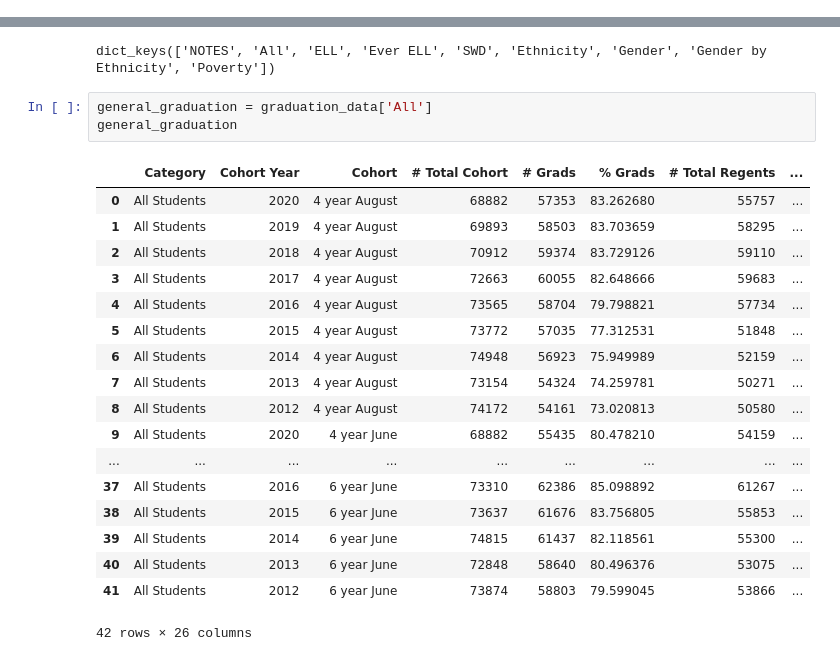
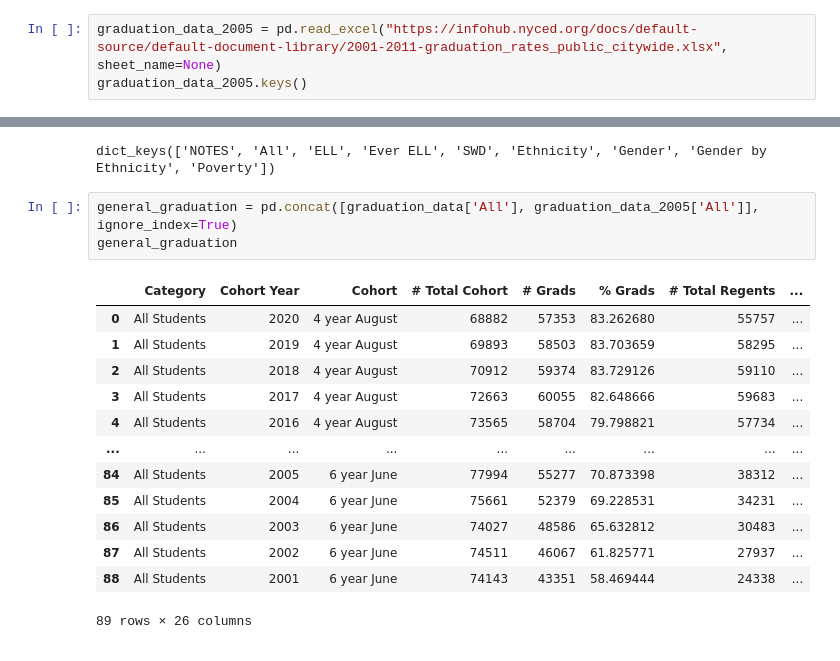
Before and after one commit to mwumigue/CISC-4900, a Jupyter notebook: CISC-4900.ipynb, the cells around one changed output, grey strips where cells are left out. Saved outputs shown, nothing was run; the diff lists cells and outputs as text.

Commit message:
Graduation Genral, Graduation Per Cohort, Predictions, Dropouts Analysis Done

```diff
--- a/CISC-4900.ipynb
+++ b/CISC-4900.ipynb
@@ -7,2 +21,5 @@ from matplotlib import pyplot as plt
 # %% [markdown]
 ## Graduation
+# %%
+graduation_data_2005 = pd.read_excel("https://infohub.nyced.org/docs/default-source/default-document-library/2001-2011-graduation_rates_public_citywide.xlsx", sheet_name=None)
+graduation_data_2005.keys()
@@ -12,24 +52,19 @@ graduation_data.keys()
 # %% [output]
 dict_keys(['NOTES', 'All', 'ELL', 'Ever ELL', 'SWD', 'Ethnicity', 'Gender', 'Gender by Ethnicity', 'Poverty'])
 # %%
-general_graduation = graduation_data['All']
+general_graduation = pd.concat([graduation_data['All'], graduation_data_2005['All']], ignore_index=True)
 general_graduation
 # %% [output]
 |  | Category | Cohort Year | Cohort | # Total Cohort | # Grads | % Grads | # Total Regents | ... |
 | 0 | All Students | 2020 | 4 year August | 68882 | 57353 | 83.262680 | 55757 | ... |
 | 1 | All Students | 2019 | 4 year August | 69893 | 58503 | 83.703659 | 58295 | ... |
 | 2 | All Students | 2018 | 4 year August | 70912 | 59374 | 83.729126 | 59110 | ... |
 | 3 | All Students | 2017 | 4 year August | 72663 | 60055 | 82.648666 | 59683 | ... |
 | 4 | All Students | 2016 | 4 year August | 73565 | 58704 | 79.798821 | 57734 | ... |
-| 5 | All Students | 2015 | 4 year August | 73772 | 57035 | 77.312531 | 51848 | ... |
-| 6 | All Students | 2014 | 4 year August | 74948 | 56923 | 75.949989 | 52159 | ... |
-| 7 | All Students | 2013 | 4 year August | 73154 | 54324 | 74.259781 | 50271 | ... |
-| 8 | All Students | 2012 | 4 year August | 74172 | 54161 | 73.020813 | 50580 | ... |
-| 9 | All Students | 2020 | 4 year June | 68882 | 55435 | 80.478210 | 54159 | ... |
 | ... | ... | ... | ... | ... | ... | ... | ... | ... |
-| 37 | All Students | 2016 | 6 year June | 73310 | 62386 | 85.098892 | 61267 | ... |
-| 38 | All Students | 2015 | 6 year June | 73637 | 61676 | 83.756805 | 55853 | ... |
-| 39 | All Students | 2014 | 6 year June | 74815 | 61437 | 82.118561 | 55300 | ... |
-| 40 | All Students | 2013 | 6 year June | 72848 | 58640 | 80.496376 | 53075 | ... |
-| 41 | All Students | 2012 | 6 year June | 73874 | 58803 | 79.599045 | 53866 | ... |
+| 84 | All Students | 2005 | 6 year June | 77994 | 55277 | 70.873398 | 38312 | ... |
+| 85 | All Students | 2004 | 6 year June | 75661 | 52379 | 69.228531 | 34231 | ... |
+| 86 | All Students | 2003 | 6 year June | 74027 | 48586 | 65.632812 | 30483 | ... |
+| 87 | All Students | 2002 | 6 year June | 74511 | 46067 | 61.825771 | 27937 | ... |
+| 88 | All Students | 2001 | 6 year June | 74143 | 43351 | 58.469444 | 24338 | ... |
-42 rows × 26 columns
+89 rows × 26 columns
```
Also changed, not shown: parts of 115 cells of this notebook.
